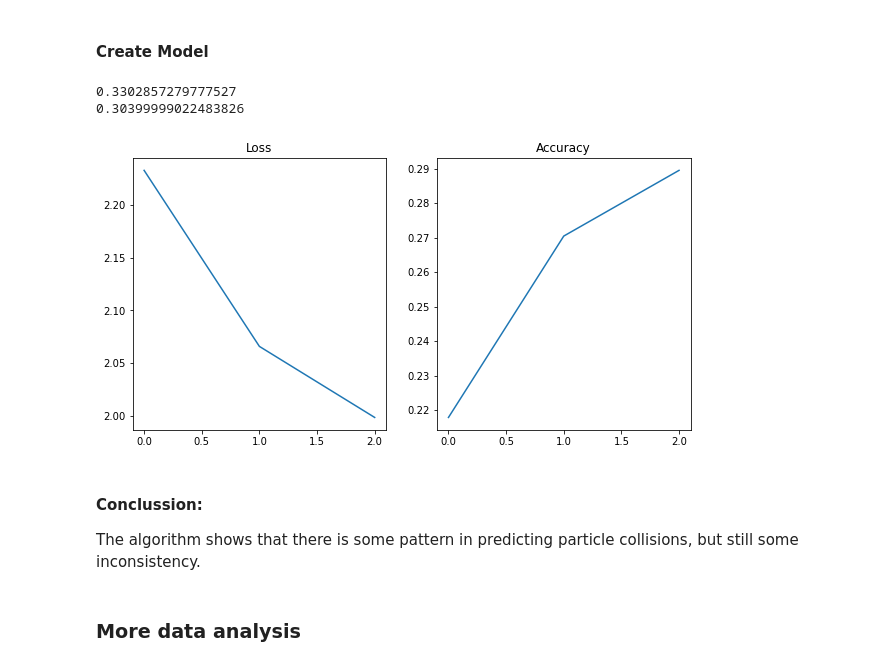
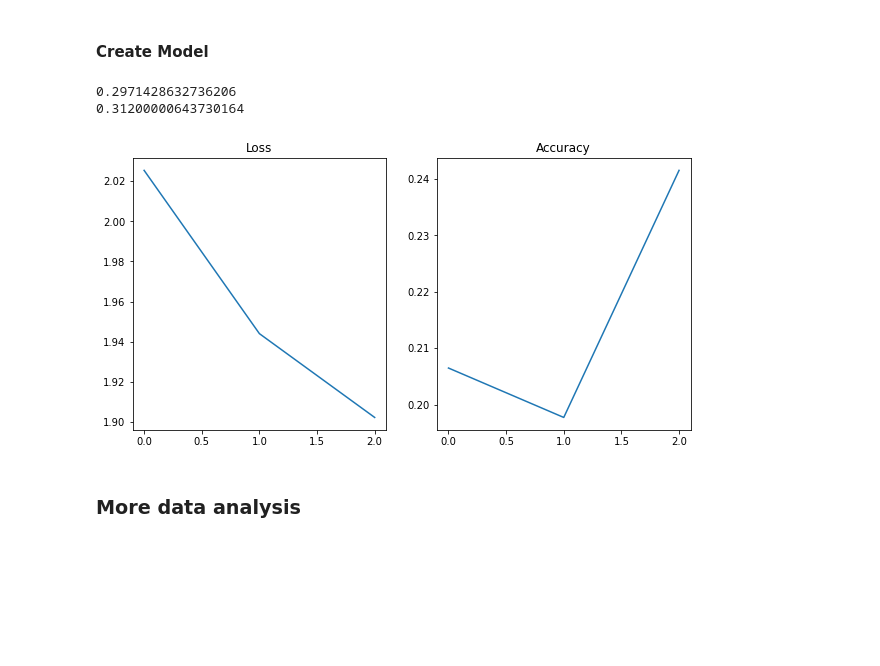
Before and after one commit to rohannakra/AI-Predicts-Particle-Collisions, a Jupyter notebook: main.ipynb, the cells around one changed output. Drawn from its saved outputs; the diff is of its cells as text; code cells hidden in the pictures; blank space fills up the shorter version.

```diff
--- a/main.ipynb
+++ b/main.ipynb
@@ -213,8 +198,8 @@ class Model(tf.keras.Model):
         ]
 
         self.hidden_layers = [
-            Dense(20, activation='relu', kernel_regularizer='l2'),
-            Dense(20, activation='relu', kernel_regularizer='l2')
+            Dense(14, activation='relu', kernel_regularizer='l2'),
+            Dense(14, activation='relu', kernel_regularizer='l2')
         ]
 
         self.output_layer = Dense(5, activation='softmax')
@@ -222,39 +207,36 @@ class Model(tf.keras.Model):
     def call(self, inputs):
         h = self.input_layers[0](inputs)
         h = self.input_layers[1](h)
 
         for hidden_layer in self.hidden_layers:
             h = hidden_layer(h)
 
         return self.output_layer(h)
 
 model = Model()
 
 model.build(input_shape=(1, 10, 10, 1))
 model.compile(optimizer='sgd', loss='categorical_crossentropy', metrics=['accuracy'])
 
 history = model.fit(X_train, y_train, epochs=3, batch_size=64).history
 
 sleep(4)
 clear_output()
 
 print(model.evaluate(X_train, y_train, verbose=False)[1])
 print(model.evaluate(X_test, y_test, verbose=False)[1])
 
 fig, (ax_1, ax_2) = plt.subplots(1, 2, figsize=(10, 5))
 
 ax_1.plot(range(3), history['loss'])
 ax_2.plot(range(3), history['accuracy'])
 
 ax_1.set_title('Loss')
 ax_2.set_title('Accuracy');
 # %% [output]
-0.3302857279777527
-0.30399999022483826
+0.2971428632736206
+0.31200000643730164
-[figure, old version]
+[figure, new version]
-# %% [markdown]
-#### Conclussion:
-The algorithm shows that there is some pattern in predicting particle collisions, but still some inconsistency.
 # %% [markdown]
 ### More data analysis
 # %%
```
Also changed, not shown: parts of 5 cells of this notebook.
